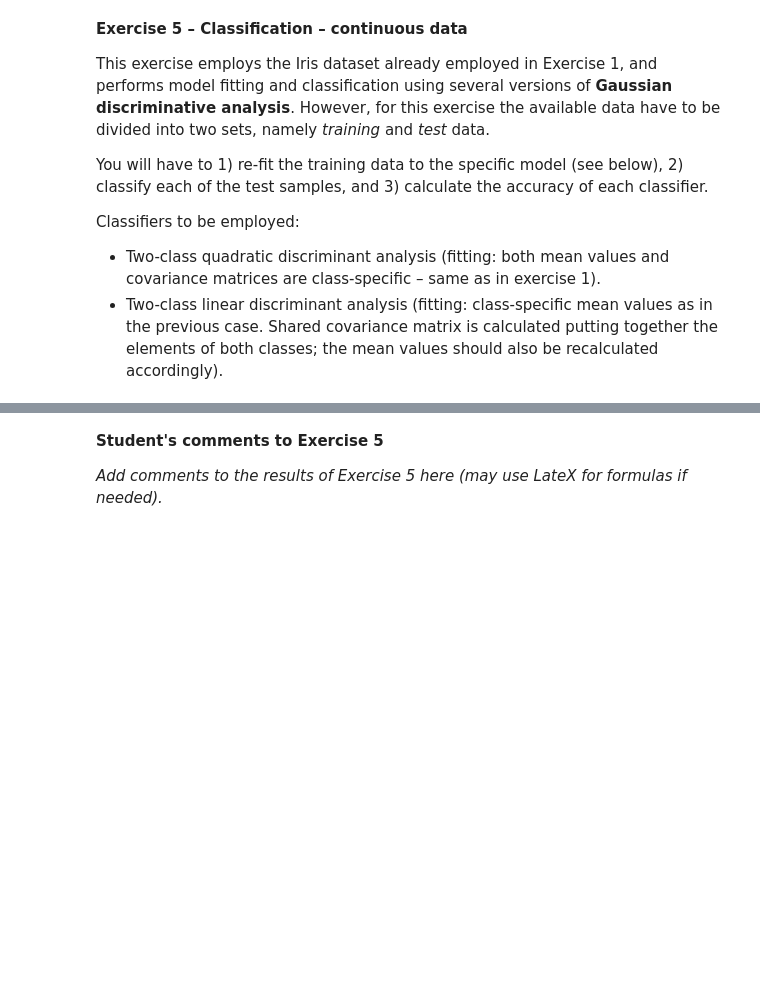
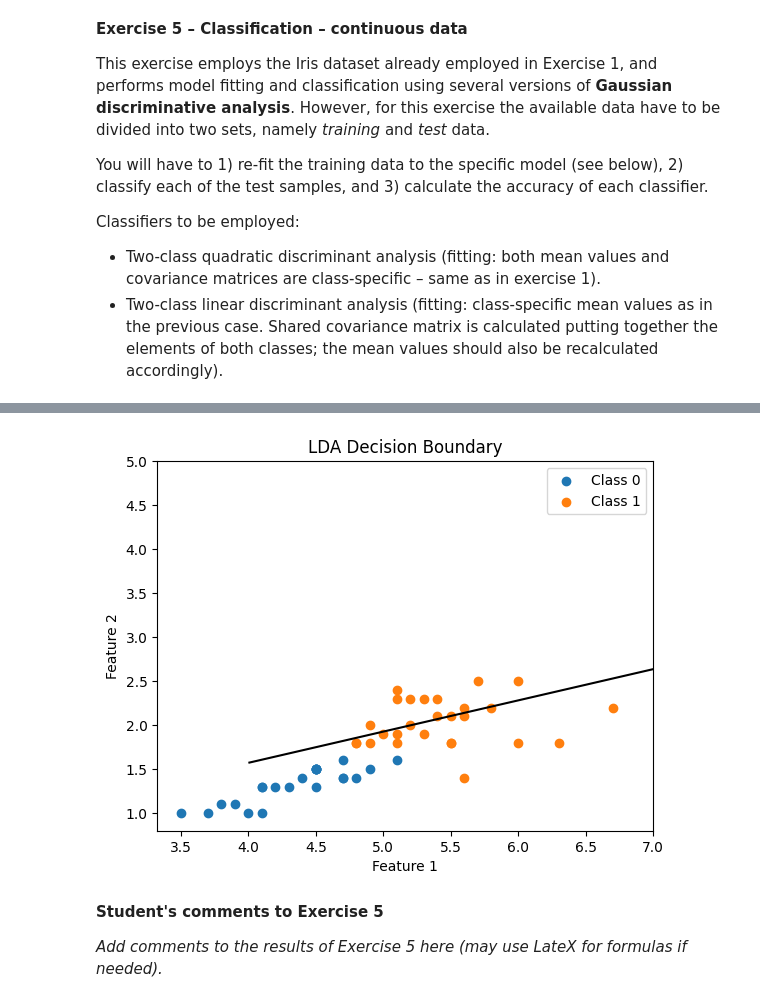
Before and after one commit to A-M-Alizadeh/Statistical-Labs, a Jupyter notebook: Stat Labs/Lab2_v6/Lab2_v6.ipynb, the cells around one changed output, grey strips where cells are left out. Drawn from its saved outputs; the diff is of its cells as text; code cells hidden in the pictures; blank space fills up the shorter version.

```diff
--- a/Stat Labs/Lab2_v6/Lab2_v6.ipynb
+++ b/Stat Labs/Lab2_v6/Lab2_v6.ipynb
@@ -654,0 +687,80 @@ Test = Data[50:,:]
+# %%
+#calculate the mean and covariance matrix for each class
+mean_class0 = np.mean(class0, axis=0)
+mean_class1 = np.mean(class1, axis=0)
+cov_class0 = np.cov(class0.T)
+cov_class1 = np.cov(class1.T)
+
+#quadradic discriminant Analysis (QDA) Function
+def QDA(x, mean, cov):
+    return -0.5 * np.log(np.linalg.det(cov)) - 0.5 * (x - mean) @ np.linalg.inv(cov) @ (x - mean) - x.shape[0] / 2 * np.log(2 * np.pi)
+
+#predict the class of the test set
+y_pred = []
+for i in range(len(X_test)):
+    if QDA(X_test[i], mean_class0, cov_class0) > QDA(X_test[i], mean_class1, cov_class1):
+        y_pred.append(0)
+    else:
+        y_pred.append(1)
+
+#compute the accuracy
+accuracy = np.sum(y_pred == y_test) / len(y_test)
+print('QDA Accuracy:', accuracy)
+
+#using Linear Discriminant Analysis (LDA) Function
+def LDA(x, mean, cov):
+    return x @ np.linalg.inv(cov) @ mean - 0.5 * mean @ np.linalg.inv(cov) @ mean + np.log(0.5)
+
+#predict the class of the test set
+y_pred = []
+for i in range(len(X_test)):
+    if LDA(X_test[i], mean_class0, cov_class0) > LDA(X_test[i], mean_class1, cov_class1):
+        y_pred.append(0)
+    else:
+        y_pred.append(1)
+
+#compute the accuracy
+accuracy = np.sum(y_pred == y_test) / len(y_test)
+print('LDA Accuracy:', accuracy)
+
+# # visualize the decision boundary for QDA and LDA
+# # plot the scatter plot of the two classes
+# plt.scatter(class0[:,0], class0[:,1], label='Class 0')
+# plt.scatter(class1[:,0], class1[:,1], label='Class 1')
+
+# #plot the decision boundary for QDA
+# x = np.linspace(4, 7, 100)
+# y = np.linspace(1.5, 5, 100)
+# X, Y = np.meshgrid(x, y)
+# Z = np.zeros(X.shape)
+# for i in range(X.shape[0]):
+#     for j in range(X.shape[1]):
+#         Z[i,j] = QDA([X[i,j], Y[i,j]], mean_class0, cov_class0) - QDA([X[i,j], Y[i,j]], mean_class1, cov_class1)
+# plt.contour(X, Y, Z, levels=0, colors='black')
+
+# plt.xlabel('Feature 1')
+# plt.ylabel('Feature 2')
+# plt.legend()
+# plt.title('QDA Decision Boundary')
+# plt.show()
+
+#plot the scatter plot of the two classes
+plt.scatter(class0[:,0], class0[:,1], label='Class 0')
+plt.scatter(class1[:,0], class1[:,1], label='Class 1')
+
+#plot the decision boundary for LDA
+x = np.linspace(4, 7, 100)
+y = np.linspace(1.5, 5, 100)
+X, Y = np.meshgrid(x, y)
+Z = np.zeros(X.shape)
+for i in range(X.shape[0]):
+    for j in range(X.shape[1]):
+        Z[i,j] = LDA([X[i,j], Y[i,j]], mean_class0, cov_class0) - LDA([X[i,j], Y[i,j]], mean_class1, cov_class1)
+plt.contour(X, Y, Z, levels=0, colors='black')
+
+plt.xlabel('Feature 1')
+plt.ylabel('Feature 2')
+plt.legend()
+plt.title('LDA Decision Boundary')
+plt.show()
+# %% [output]
@@ -655,3 +769,4 @@ Test = Data[50:,:]
+[figure, added]
 # %% [markdown]
 **Student's comments to Exercise 5**
 
```
Also changed, not shown: parts of 6 cells of this notebook.
